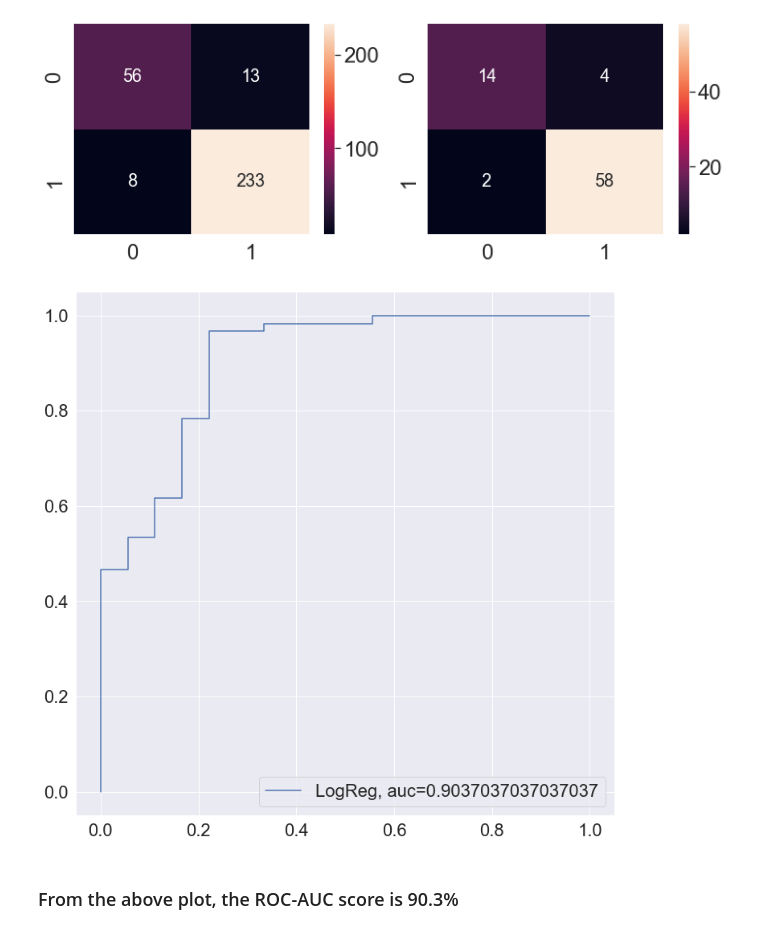
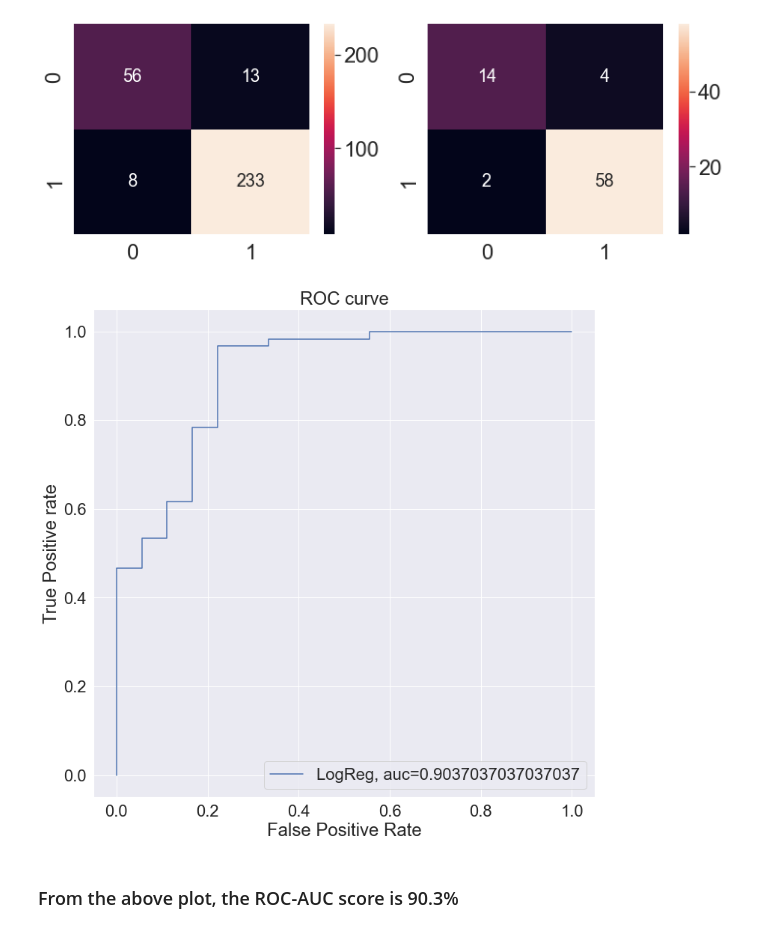
Before and after one commit to DanielxDante/restaurant-conundrum, a Jupyter notebook: Modelling branch.ipynb, the cells around one changed output. Drawn from its saved outputs; the diff is of its cells as text; code cells hidden in the pictures.

```diff
--- a/Modelling branch.ipynb
+++ b/Modelling branch.ipynb
@@ -248,14 +248,17 @@ True Positive Rate              : 0.9666666666666667
 # %%
 y_pred_proba_log = logreg.predict_proba(X_test_log)[::,1]
 fpr, tpr, _ = metrics.roc_curve(y_test_log, y_pred_proba_log)
 auc = metrics.roc_auc_score(y_test_log, y_pred_proba_log)
 
 plt.figure(figsize = (12, 12))
 plt.plot(fpr,tpr,label="LogReg, auc="+str(auc))
 plt.legend(loc=4)
+plt.title('ROC curve')
+plt.xlabel('False Positive Rate')
+plt.ylabel('True Positive rate')
 plt.show()
 # %% [output]
-[figure, old version]
+[figure, new version]
 # %% [markdown]
 ### From the above plot, the ROC-AUC score is 90.3%
 # %% [markdown]
```
Also changed, not shown: parts of 3 cells of this notebook.
